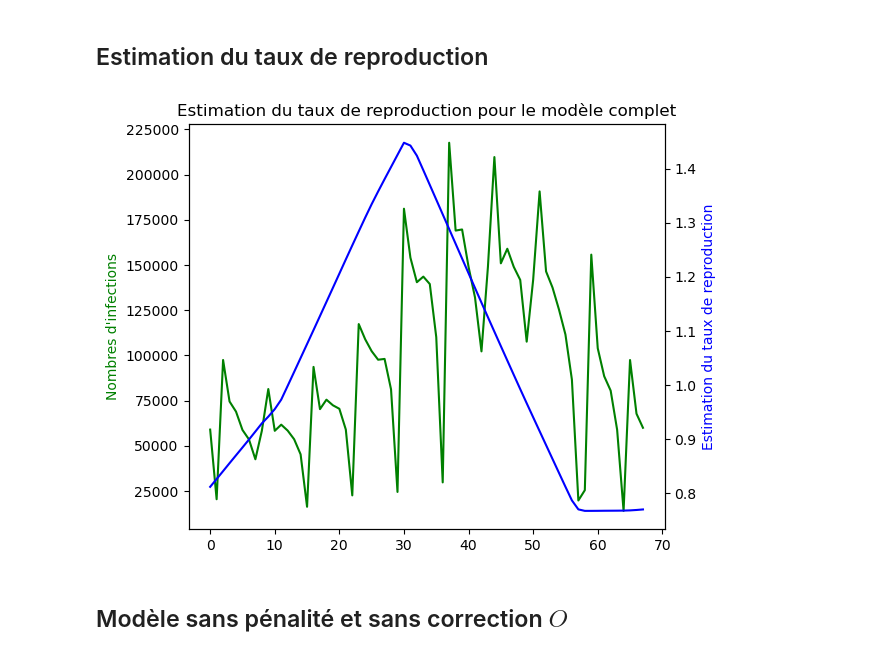
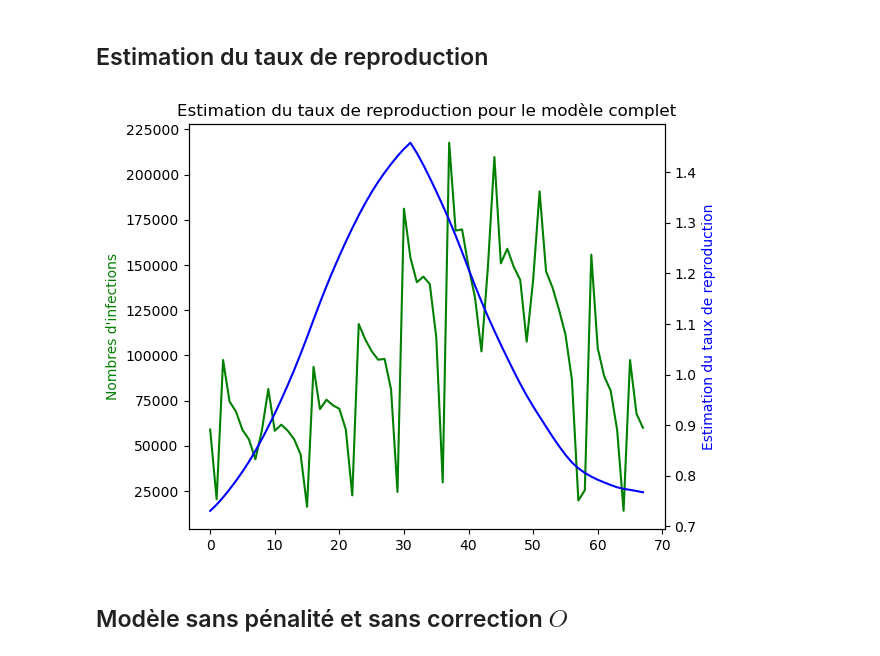
Before and after one commit to vetlerl/mcmc-epidemic, a Jupyter notebook: covid_graphics.ipynb, the cells around one changed output. Drawn from its saved outputs; the diff is of its cells as text; code cells hidden in the pictures.

```diff
--- a/covid_graphics.ipynb
+++ b/covid_graphics.ipynb
@@ -267,24 +232,24 @@ plt.show()
 ## Estimation du taux de reproduction
 # %%
 #Take the median of the second half of the simulations as estimator
-R,O=np.split(theta_tab_image,2,axis=1)
+R,O=np.split(theta_tab_subdiff_source,2,axis=1)
 R=R[int(len(R)/2):,:]
 R_hat=np.quantile(R,0.5,axis=0)
 fig, ax1 = plt.subplots()
 
 ax2 = ax1.twinx()  # deuxième axe y indépendant mais même axe x
 
 ax1.plot(Z, 'g-')
 ax2.plot(R_hat, 'b-')
 
 ax1.set_ylabel('Nombres d\'infections', color='g')
 ax2.set_ylabel('Estimation du taux de reproduction', color='b')
 plt.title("Estimation du taux de reproduction pour le modèle complet")
 
 fig.tight_layout()
 plt.show()
 # %% [output]
-[figure, old version]
+[figure, new version]
 # %% [markdown]
 ## Modèle sans pénalité et sans correction $O$
 # %%
```
Also changed, not shown: parts of 7 cells of this notebook, 1 other file.
